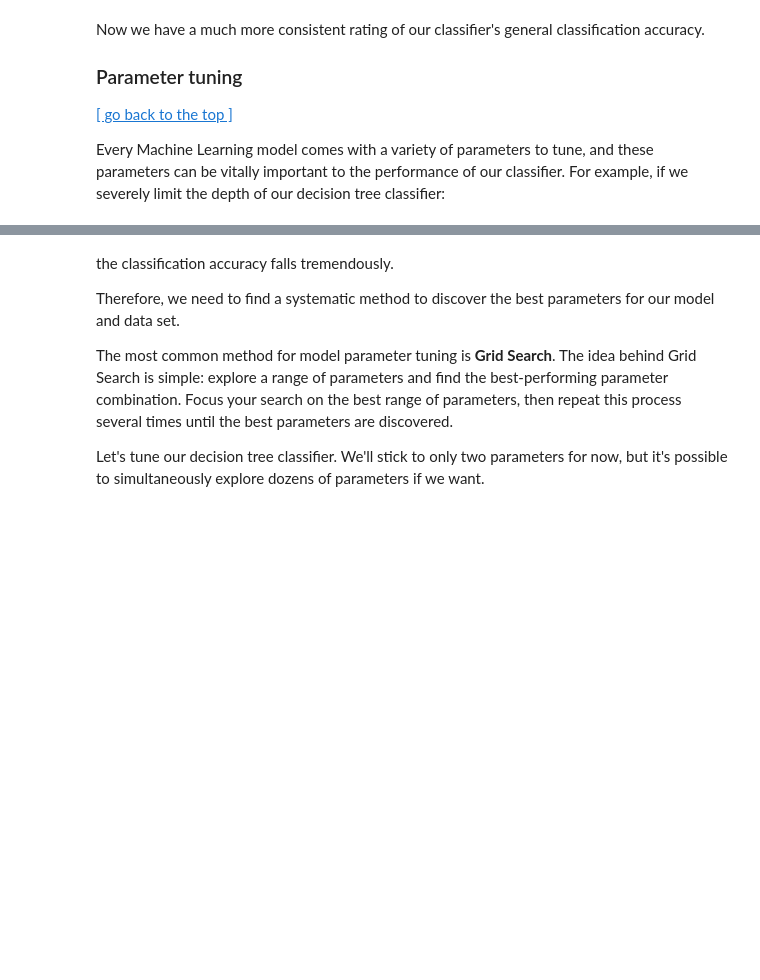
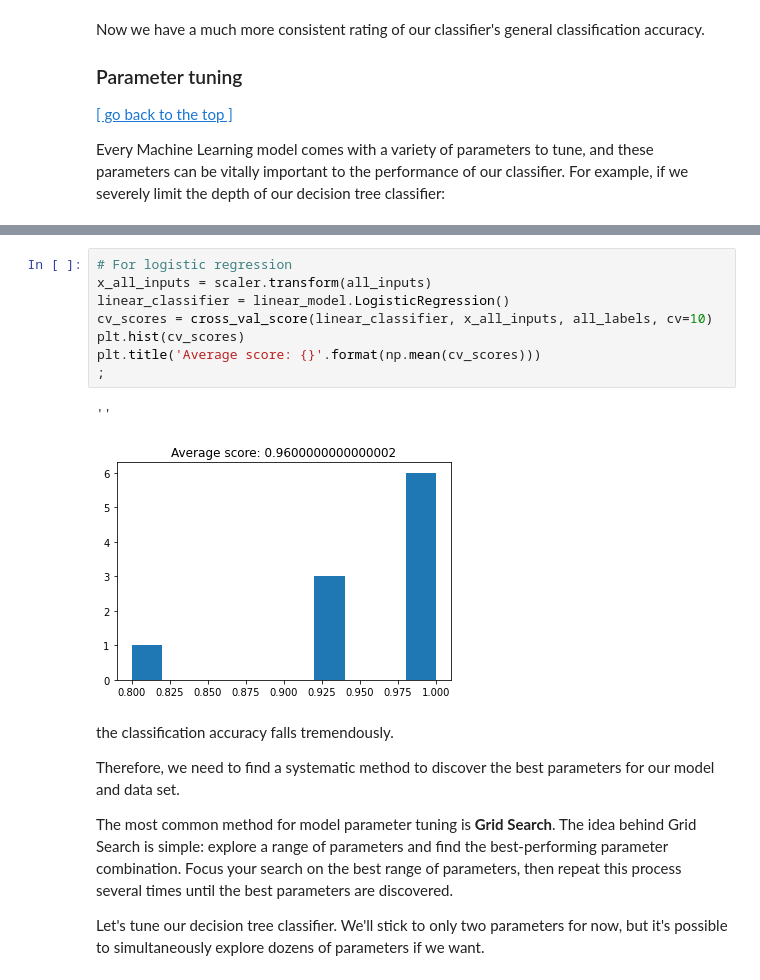
Before and after one commit to tantatkee/My-Data-Analysis-and-Machine-Learning-Projects, a Jupyter notebook: example-data-science-notebook/Example Machine Learning Notebook.ipynb, the cells around one changed output, grey strips where cells are left out. Saved outputs shown, nothing was run; the diff lists cells and outputs as text; blank space fills up the shorter version.

```diff
--- a/example-data-science-notebook/Example Machine Learning Notebook.ipynb
+++ b/example-data-science-notebook/Example Machine Learning Notebook.ipynb
@@ -688,3 +708,14 @@ plt.title('Average score: {}'.format(np.mean(cv_scores)))
+# %%
+# For logistic regression
+x_all_inputs = scaler.transform(all_inputs)
+linear_classifier = linear_model.LogisticRegression()
+cv_scores = cross_val_score(linear_classifier, x_all_inputs, all_labels, cv=10)
+plt.hist(cv_scores)
+plt.title('Average score: {}'.format(np.mean(cv_scores)))
+;
+# %% [output]
+''
+[figure, added]
 # %% [markdown]
 the classification accuracy falls tremendously.
 
```
Also changed, not shown: parts of 11 cells of this notebook, 1 other file.
